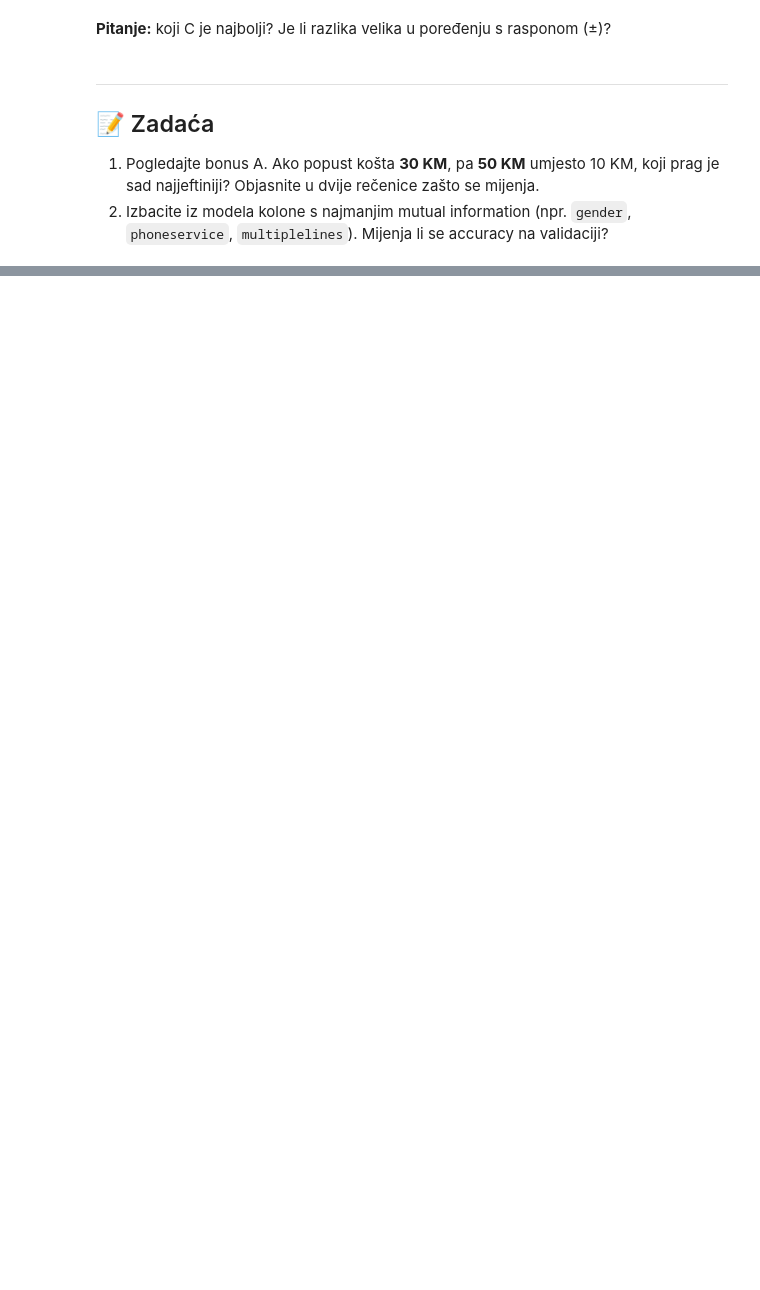
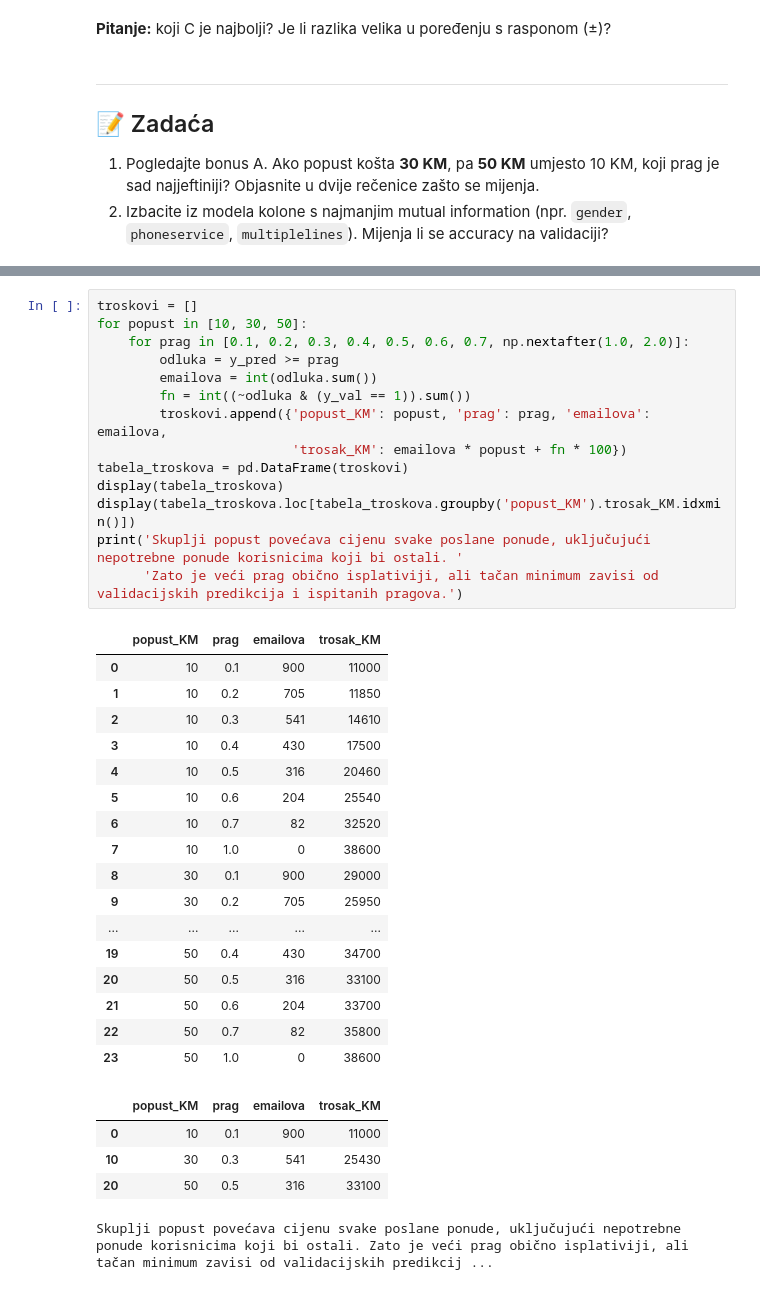
Before and after one commit to Mayra2/AI-ML-Workshop, a Jupyter notebook: alLab-ml3/radionica3_churn.ipynb, the cells around one changed output, grey strips where cells are left out. Saved outputs shown, nothing was run; the diff lists cells and outputs as text; blank space fills up the shorter version.

```diff
--- a/alLab-ml3/radionica3_churn.ipynb
+++ b/alLab-ml3/radionica3_churn.ipynb
@@ -766,0 +807,37 @@ for C in [0.01, 0.1, 1, 10]:
+# %%
+troskovi = []
+for popust in [10, 30, 50]:
+    for prag in [0.1, 0.2, 0.3, 0.4, 0.5, 0.6, 0.7, np.nextafter(1.0, 2.0)]:
+        odluka = y_pred >= prag
+        emailova = int(odluka.sum())
+        fn = int((~odluka & (y_val == 1)).sum())
+        troskovi.append({'popust_KM': popust, 'prag': prag, 'emailova': emailova,
+                         'trosak_KM': emailova * popust + fn * 100})
+tabela_troskova = pd.DataFrame(troskovi)
+display(tabela_troskova)
+display(tabela_troskova.loc[tabela_troskova.groupby('popust_KM').trosak_KM.idxmin()])
+print('Skuplji popust povećava cijenu svake poslane ponude, uključujući nepotrebne ponude korisnicima koji bi ostali. '
+      'Zato je veći prag obično isplativiji, ali tačan minimum zavisi od validacijskih predikcija i ispitanih pragova.')
+# %% [output]
+|  | popust_KM | prag | emailova | trosak_KM |
+| 0 | 10 | 0.1 | 900 | 11000 |
+| 1 | 10 | 0.2 | 705 | 11850 |
+| 2 | 10 | 0.3 | 541 | 14610 |
+| 3 | 10 | 0.4 | 430 | 17500 |
+| 4 | 10 | 0.5 | 316 | 20460 |
+| 5 | 10 | 0.6 | 204 | 25540 |
+| 6 | 10 | 0.7 | 82 | 32520 |
+| 7 | 10 | 1.0 | 0 | 38600 |
+| 8 | 30 | 0.1 | 900 | 29000 |
+| 9 | 30 | 0.2 | 705 | 25950 |
+| ... | ... | ... | ... | ... |
+| 19 | 50 | 0.4 | 430 | 34700 |
+| 20 | 50 | 0.5 | 316 | 33100 |
+| 21 | 50 | 0.6 | 204 | 33700 |
+| 22 | 50 | 0.7 | 82 | 35800 |
+| 23 | 50 | 1.0 | 0 | 38600 |
+|  | popust_KM | prag | emailova | trosak_KM |
+| 0 | 10 | 0.1 | 900 | 11000 |
+| 10 | 30 | 0.3 | 541 | 25430 |
+| 20 | 50 | 0.5 | 316 | 33100 |
+Skuplji popust povećava cijenu svake poslane ponude, uključujući nepotrebne ponude korisnicima koji bi ostali. Zato je veći prag obično isplativiji, ali tačan minimum zavisi od validacijskih predikcij ...
```
Also changed, not shown: parts of 23 cells of this notebook, 8 other files.
